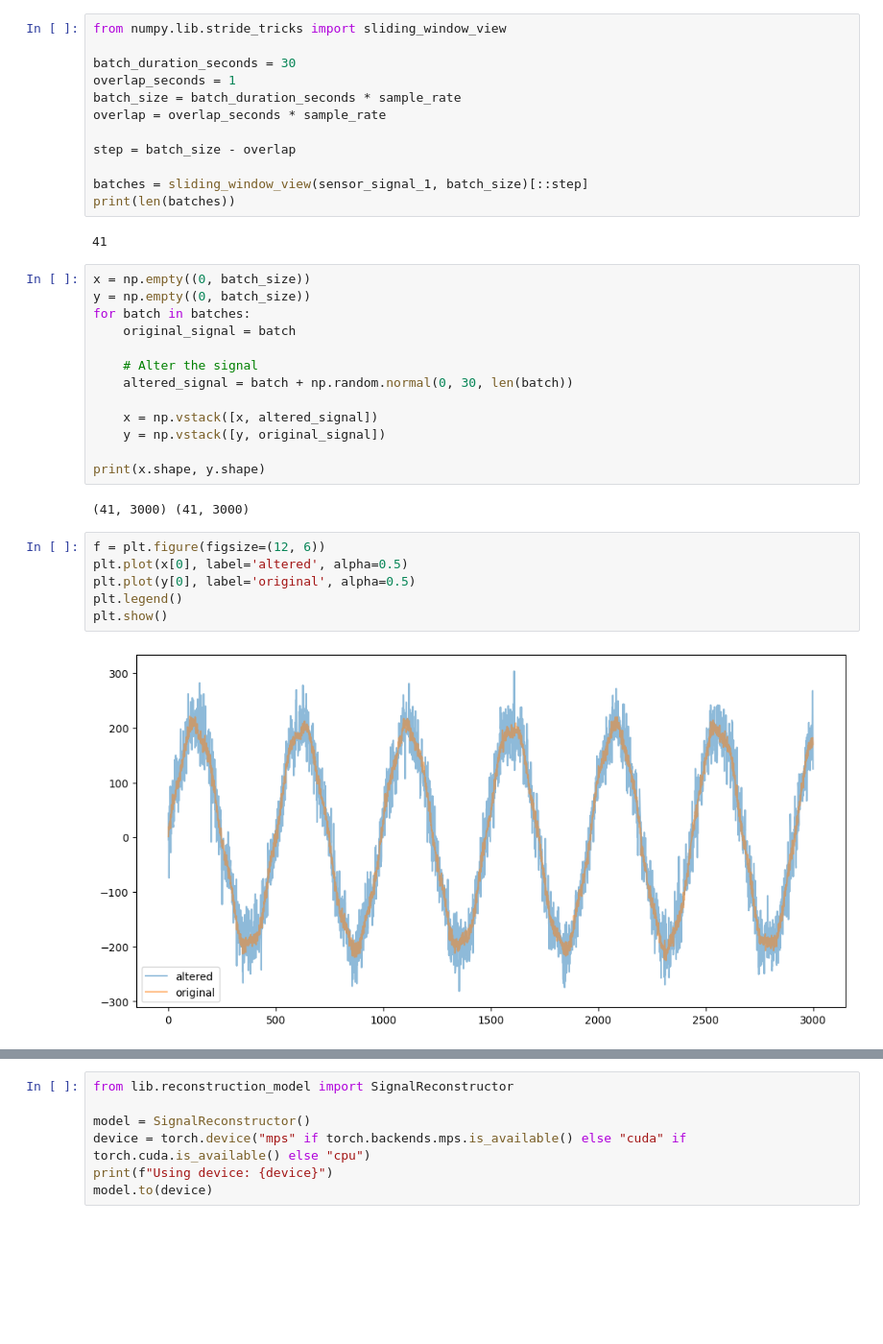
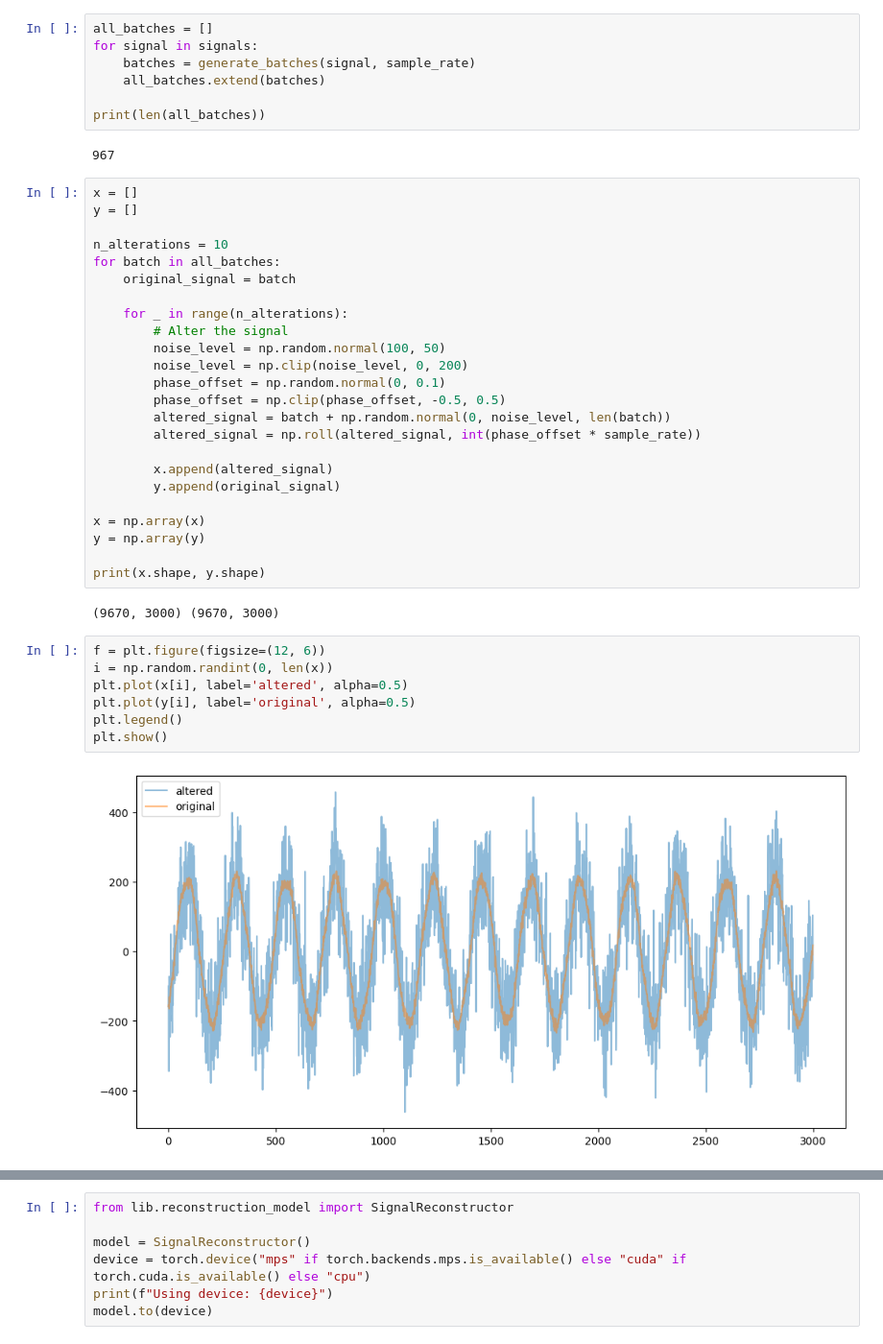
Before and after one commit to mkirby42/ml_implementations, a Jupyter notebook: generate_dataset.ipynb, the cells around one changed output, grey strips where cells are left out. Shown at 96% size. Cells and saved outputs as stored; diff of their text form; blank space fills up the shorter version.

```diff
--- a/generate_dataset.ipynb
+++ b/generate_dataset.ipynb
@@ -69,40 +43,47 @@ sensor_signal_1 = sensor_signal_1a + sensor_signal_1b
 # %%
-from numpy.lib.stride_tricks import sliding_window_view
+all_batches = []
+for signal in signals:
+    batches = generate_batches(signal, sample_rate)
+    all_batches.extend(batches)
 
-batch_duration_seconds = 30
-overlap_seconds = 1
-batch_size = batch_duration_seconds * sample_rate
-overlap = overlap_seconds * sample_rate
-
-step = batch_size - overlap
-
-batches = sliding_window_view(sensor_signal_1, batch_size)[::step]
-print(len(batches))
+print(len(all_batches))
 # %% [output]
-41
+967
 # %%
-x = np.empty((0, batch_size))
-y = np.empty((0, batch_size))
-for batch in batches:
+x = []
+y = []
+
+n_alterations = 10
+for batch in all_batches:
     original_signal = batch
 
-    # Alter the signal
-    altered_signal = batch + np.random.normal(0, 30, len(batch))
+    for _ in range(n_alterations):
+        # Alter the signal
+        noise_level = np.random.normal(100, 50)
+        noise_level = np.clip(noise_level, 0, 200)
+        phase_offset = np.random.normal(0, 0.1)
+        phase_offset = np.clip(phase_offset, -0.5, 0.5)
+        altered_signal = batch + np.random.normal(0, noise_level, len(batch))
+        altered_signal = np.roll(altered_signal, int(phase_offset * sample_rate))
 
-    x = np.vstack([x, altered_signal])
-    y = np.vstack([y, original_signal])
+        x.append(altered_signal)
+        y.append(original_signal)
+
+x = np.array(x)
+y = np.array(y)
 
 print(x.shape, y.shape)
 # %% [output]
-(41, 3000) (41, 3000)
+(9670, 3000) (9670, 3000)
 # %%
 f = plt.figure(figsize=(12, 6))
-plt.plot(x[0], label='altered', alpha=0.5)
-plt.plot(y[0], label='original', alpha=0.5)
+i = np.random.randint(0, len(x))
+plt.plot(x[i], label='altered', alpha=0.5)
+plt.plot(y[i], label='original', alpha=0.5)
 plt.legend()
 plt.show()
 # %% [output]
-[figure, old version]
+[figure, new version]
 # %%
 import torch
 from torch.utils.data import Dataset, DataLoader
```
Also changed, not shown: parts of 17 cells of this notebook, 8 other files.
